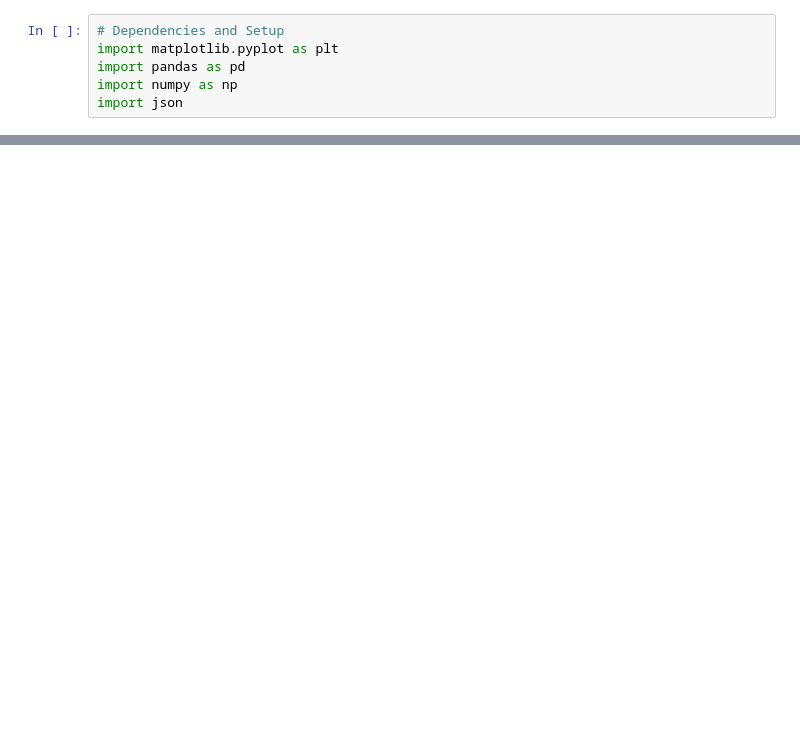
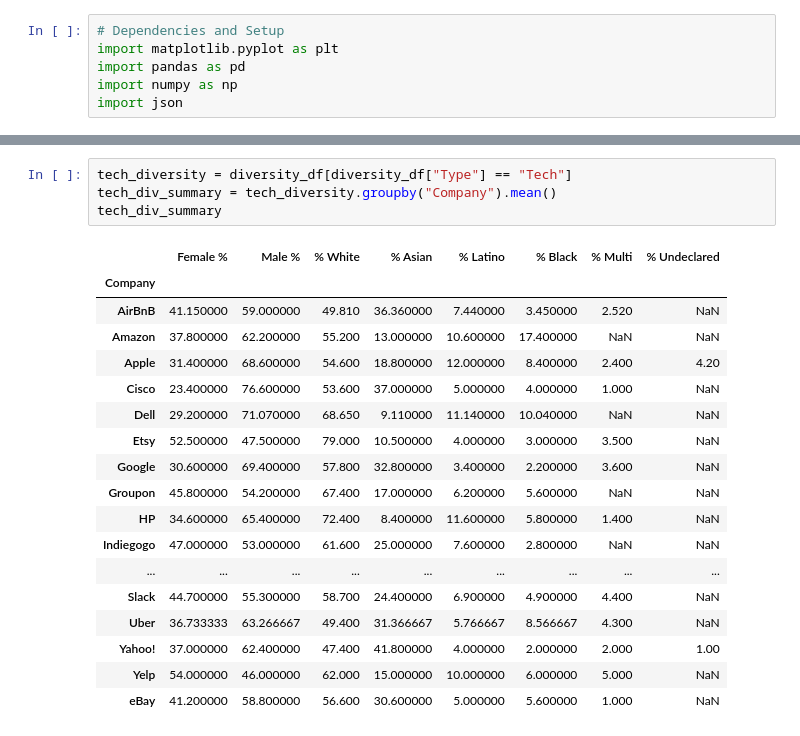
Before and after one commit to tritchlin/group-project1, a Jupyter notebook: tech_wages_bycompany.ipynb, the cells around one changed output, grey strips where cells are left out. Cells and saved outputs as stored; diff of their text form; blank space fills up the shorter version.

```diff
--- a/tech_wages_bycompany.ipynb
+++ b/tech_wages_bycompany.ipynb
@@ -11,0 +28,23 @@ tech_salaries = pd.DataFrame(tech_salaries)
+# %%
+tech_diversity = diversity_df[diversity_df["Type"] == "Tech"]
+tech_div_summary = tech_diversity.groupby("Company").mean()
+tech_div_summary
+# %% [output]
+|  | Female % | Male % | % White | % Asian | % Latino | % Black | % Multi | % Undeclared |
+| Company |  |  |  |  |  |  |  |  |
+| AirBnB | 41.150000 | 59.000000 | 49.810 | 36.360000 | 7.440000 | 3.450000 | 2.520 | NaN |
+| Amazon | 37.800000 | 62.200000 | 55.200 | 13.000000 | 10.600000 | 17.400000 | NaN | NaN |
+| Apple | 31.400000 | 68.600000 | 54.600 | 18.800000 | 12.000000 | 8.400000 | 2.400 | 4.20 |
+| Cisco | 23.400000 | 76.600000 | 53.600 | 37.000000 | 5.000000 | 4.000000 | 1.000 | NaN |
+| Dell | 29.200000 | 71.070000 | 68.650 | 9.110000 | 11.140000 | 10.040000 | NaN | NaN |
+| Etsy | 52.500000 | 47.500000 | 79.000 | 10.500000 | 4.000000 | 3.000000 | 3.500 | NaN |
+| Google | 30.600000 | 69.400000 | 57.800 | 32.800000 | 3.400000 | 2.200000 | 3.600 | NaN |
+| Groupon | 45.800000 | 54.200000 | 67.400 | 17.000000 | 6.200000 | 5.600000 | NaN | NaN |
+| HP | 34.600000 | 65.400000 | 72.400 | 8.400000 | 11.600000 | 5.800000 | 1.400 | NaN |
+| Indiegogo | 47.000000 | 53.000000 | 61.600 | 25.000000 | 7.600000 | 2.800000 | NaN | NaN |
+| ... | ... | ... | ... | ... | ... | ... | ... | ... |
+| Slack | 44.700000 | 55.300000 | 58.700 | 24.400000 | 6.900000 | 4.900000 | 4.400 | NaN |
+| Uber | 36.733333 | 63.266667 | 49.400 | 31.366667 | 5.766667 | 8.566667 | 4.300 | NaN |
+| Yahoo! | 37.000000 | 62.400000 | 47.400 | 41.800000 | 4.000000 | 2.000000 | 2.000 | 1.00 |
+| Yelp | 54.000000 | 46.000000 | 62.000 | 15.000000 | 10.000000 | 6.000000 | 5.000 | NaN |
+| eBay | 41.200000 | 58.800000 | 56.600 | 30.600000 | 5.000000 | 5.600000 | 1.000 | NaN |
```
Also changed, not shown: parts of 10 cells of this notebook.
